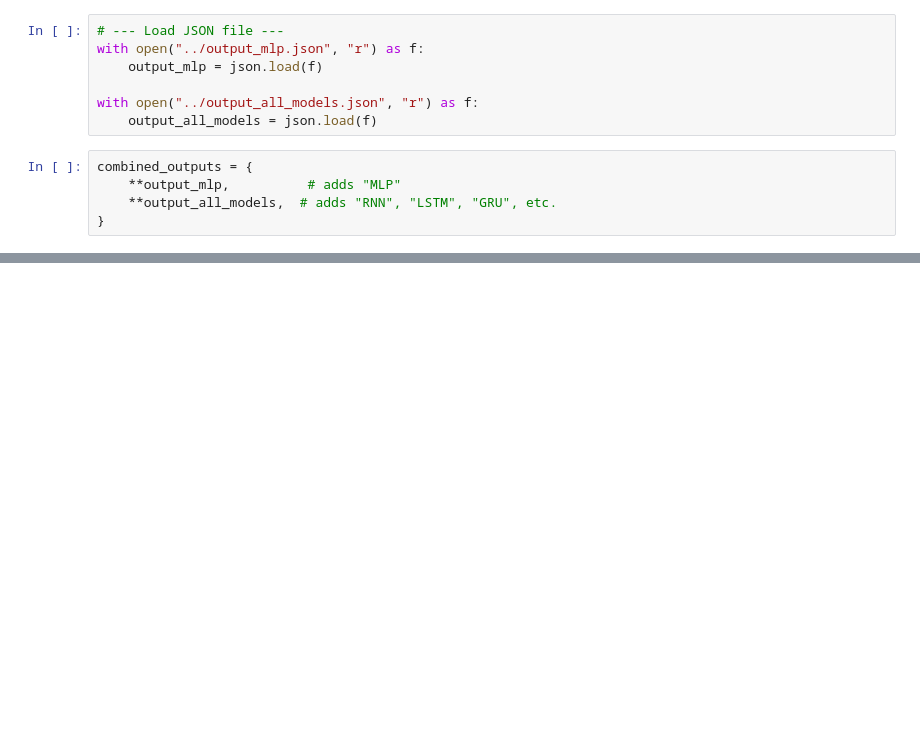
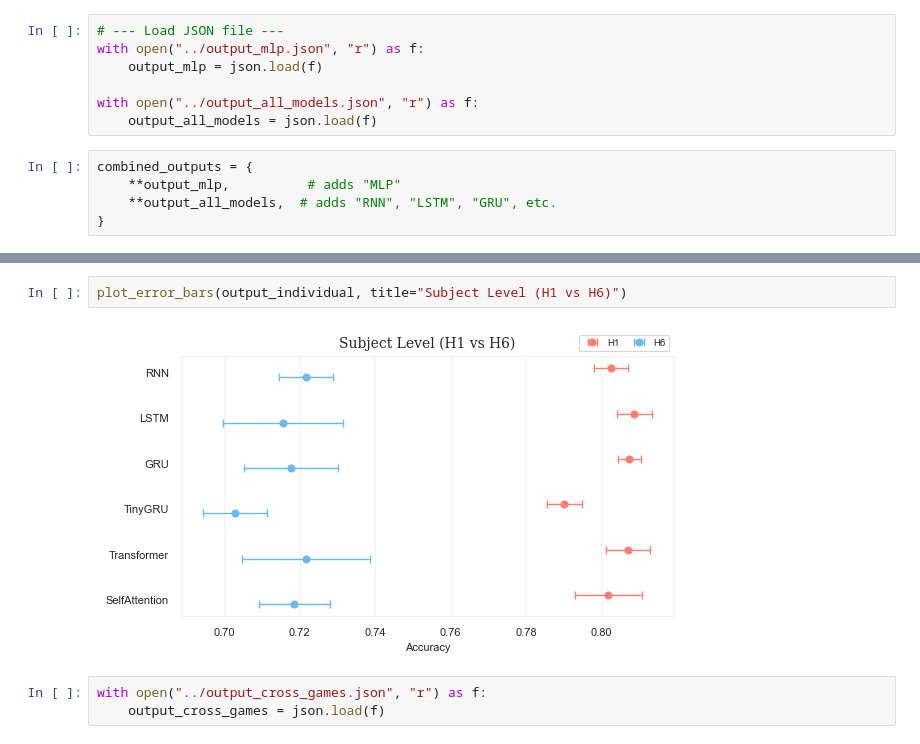
Before and after one commit to althealuo/Horizon, a Jupyter notebook: utils/analysis.ipynb, the cells around one changed output, grey strips where cells are left out. Saved outputs shown, nothing was run; the diff lists cells and outputs as text; blank space fills up the shorter version.

```diff
--- a/utils/analysis.ipynb
+++ b/utils/analysis.ipynb
@@ -19,0 +49,7 @@ plot_error_bars(combined_outputs, title="Overall Comparison (H1 vs H6)")
+# %%
+plot_error_bars(output_individual, title="Subject Level (H1 vs H6)")
+# %% [output]
+[figure, added]
+# %%
+with open("../output_cross_games.json", "r") as f:
+    output_cross_games = json.load(f)
```
Also changed, not shown: parts of 10 cells of this notebook, 27 other files.
